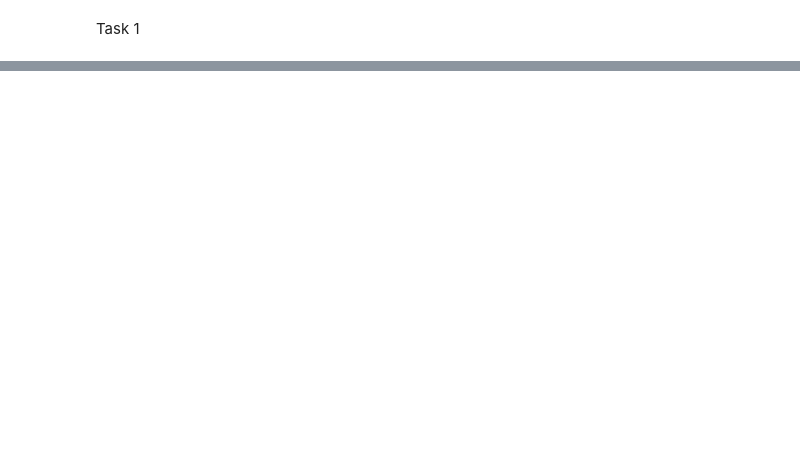
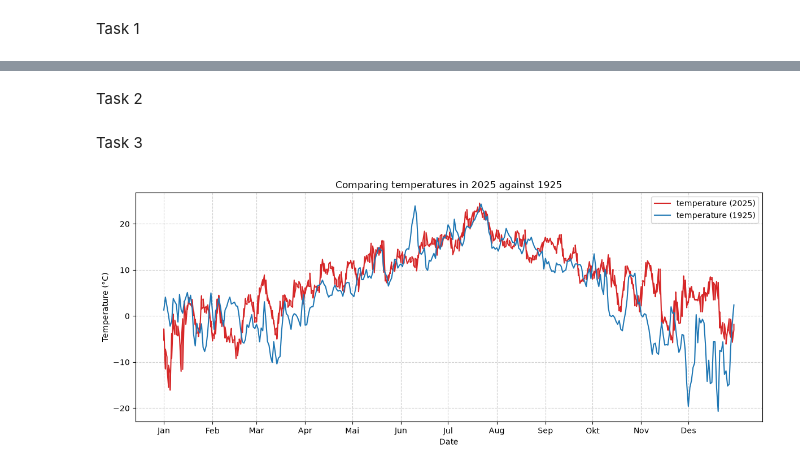
Before and after one commit to JesperKarlberg/INF201, a Jupyter notebook: task_1/deliverable_1_Fredrik_Jesper.ipynb, the cells around one changed output, grey strips where cells are left out. Saved outputs shown, nothing was run; the diff lists cells and outputs as text; code cells hidden in the pictures; blank space fills up the shorter version.

```diff
--- a/task_1/deliverable_1_Fredrik_Jesper.ipynb
+++ b/task_1/deliverable_1_Fredrik_Jesper.ipynb
@@ -84,0 +97,77 @@ Maksimum         24.500000
+# %% [markdown]
+Task 2
+# %% [markdown]
+Task 3
+# %%
+
+endpoint_1925 = 'https://frost.met.no/observations/v0.jsonld'
+parameters_1925 = {
+    'sources': 'SN17850',
+    'elements': 'mean(air_temperature P1D)',
+    'referencetime': '1925-01-01/1925-12-31',
+}
+
+# Issue an HTTP GET request
+r_1925 = requests.get(endpoint_1925, parameters_1925, auth=(client_id,''))
+# Extract JSON data
+json_1925 = r_1925.json()
+data_1925 = json_1925["data"]
+
+
+rows_1925 = []
+
+for i in range(len(data_1925)):
+    row = pd.DataFrame(data_1925[i]['observations'])
+    row['referenceTime'] = data_1925[i]['referenceTime']
+    row['sourceId'] = data_1925[i]['sourceId']
+    rows_1925.append(row)
+
+df_1925 = pd.concat(rows_1925, ignore_index=True)
+
+df_1925.head()
+
+df_1925["date"] = pd.to_datetime(df_1925["referenceTime"])
+
+
+
+x_2025 = df["date"]
+x_1925 = df_1925["date"].apply(lambda d: d.replace(year=2025))
+
+
+plt.figure(figsize=(12, 5))
+plt.plot(
+    x_2025, df["value"], color="tab:red", label="temperature (2025)"
+)
+plt.plot(
+    x_1925, df_1925["value"],
+    color="tab:blue", label="temperature (1925)"
+)
+plt.xticks(ticks=months, labels=month_names)
+plt.title("Comparing temperatures in 2025 against 1925")
+plt.xlabel("Date")
+plt.ylabel("Temperature (°C)")
+plt.grid(True, linestyle="--", alpha=0.6)
+plt.legend()
+plt.tight_layout()
+plt.show()
+
+
+# Summary table
+
+summary_df_1925 = pd.DataFrame({
+    "Metrikk": ["Mean", "Median", "Minimum", "Maximum"],
+    "Temperature (°C)": [
+        df_1925["value"].mean(),
+        df_1925["value"].median(),
+        df_1925["value"].min(),
+        df_1925["value"].max()
+    ]
+})
+
+print("Summary table for 2025")
+print(summary_df.to_string(index=False))
+
+print("\nSummary table for 1925")
+print(summary_df_1925.to_string(index=False))
+# %% [output]
+[figure, added]
```
Also changed, not shown: parts of 6 cells of this notebook.
